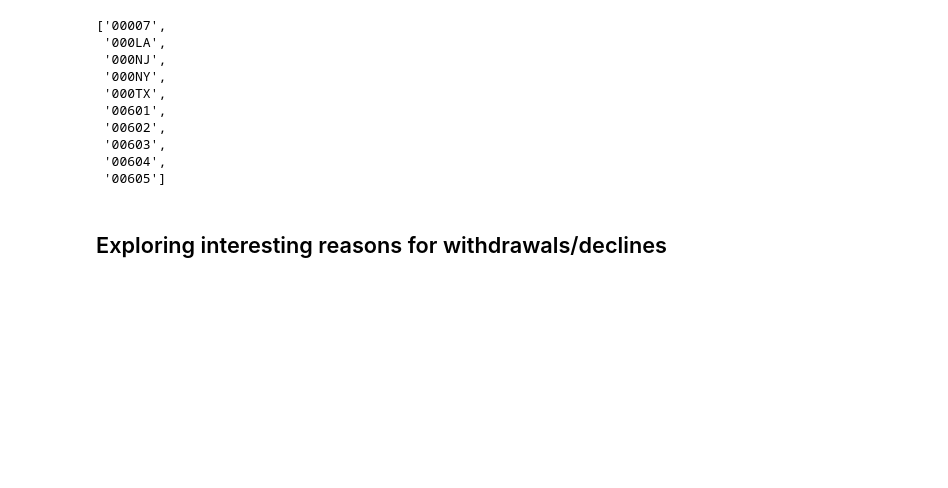
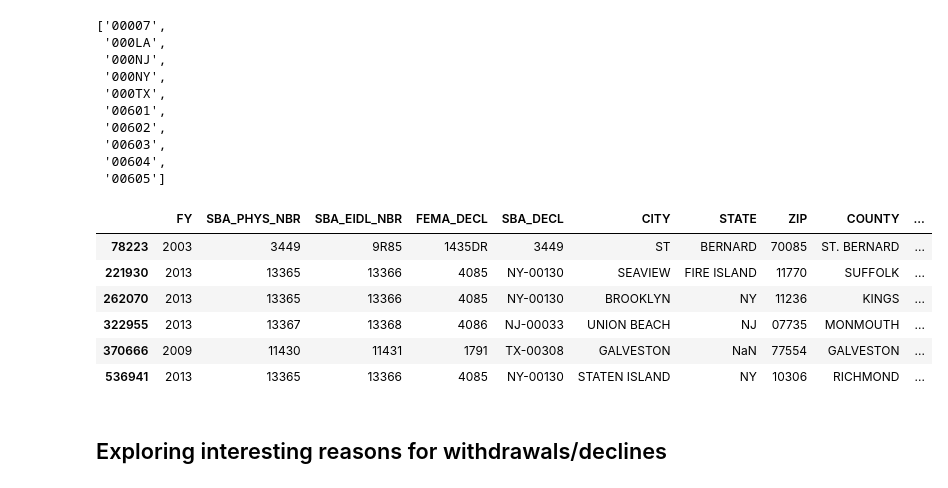
Before and after one commit to PublicI/sba-disaster-loans, a Jupyter notebook: SBA Data Analysis.ipynb, the cells around one changed output. Drawn from its saved outputs; the diff is of its cells as text; code cells hidden in the pictures; blank space fills up the shorter version.

```diff
--- a/SBA Data Analysis.ipynb
+++ b/SBA Data Analysis.ipynb
@@ -234,3 +243,13 @@ sorted(df_approvals['ZIP'].unique())[:10]
+# %%
+df_approvals.loc[(df_approvals['ORIGINAL_APPROVAL_AMOUNT']=="B")|(df_approvals['ORIGINAL_APPROVAL_AMOUNT']=="H")]
+# %% [output]
+|  | FY | SBA_PHYS_NBR | SBA_EIDL_NBR | FEMA_DECL | SBA_DECL | CITY | STATE | ZIP | COUNTY | ... |
+| 78223 | 2003 | 3449 | 9R85 | 1435DR | 3449 | ST | BERNARD | 70085 | ST. BERNARD | ... |
+| 221930 | 2013 | 13365 | 13366 | 4085 | NY-00130 | SEAVIEW | FIRE ISLAND | 11770 | SUFFOLK | ... |
+| 262070 | 2013 | 13365 | 13366 | 4085 | NY-00130 | BROOKLYN | NY | 11236 | KINGS | ... |
+| 322955 | 2013 | 13367 | 13368 | 4086 | NJ-00033 | UNION BEACH | NJ | 07735 | MONMOUTH | ... |
+| 370666 | 2009 | 11430 | 11431 | 1791 | TX-00308 | GALVESTON | NaN | 77554 | GALVESTON | ... |
+| 536941 | 2013 | 13365 | 13366 | 4085 | NY-00130 | STATEN ISLAND | NY | 10306 | RICHMOND | ... |
 # %% [markdown]
 ## Exploring interesting reasons for withdrawals/declines
 # %% [markdown]
```
Also changed, not shown: parts of 29 cells of this notebook.
